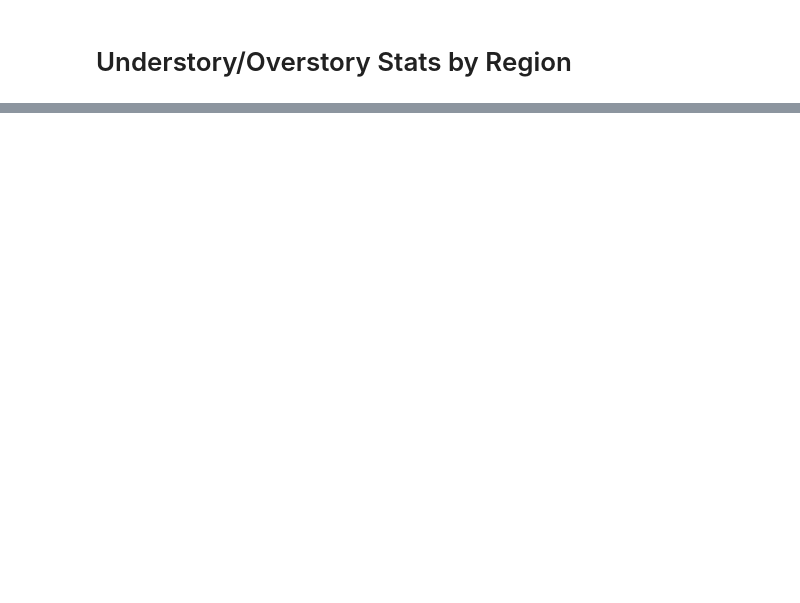
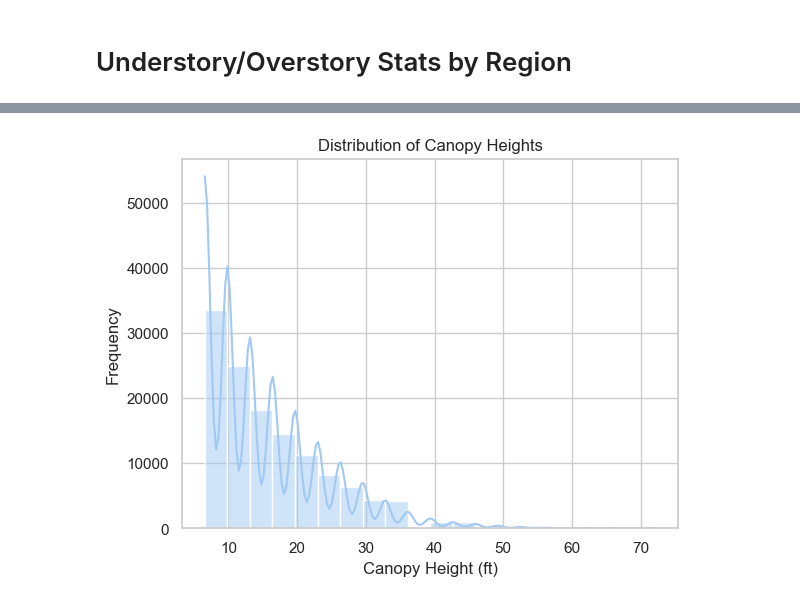
Before and after one commit to SIG-NAL-DS/SWCFN, a Jupyter notebook: hurley/tc_stats_hurley_ft.ipynb, the cells around one changed output, grey strips where cells are left out. Cells and saved outputs as stored; diff of their text form; code cells hidden in the pictures; blank space fills up the shorter version.

```diff
--- a/hurley/tc_stats_hurley_ft.ipynb
+++ b/hurley/tc_stats_hurley_ft.ipynb
@@ -135,7 +30,7 @@ square_meters_to_square_feet = 10.7639
 canopy_threshold = 2  # Minimum height in meters for a pixel to be considered canopy
 # %%
 # Mask canopy pixels above threshold
-canopy_mask = canopy_data > canopy_threshold
+canopy_mask = canopy_data >= canopy_threshold
 # %%
 # Calculate the total area of canopy cover
 canopy_area = np.sum(canopy_mask) * pixel_area  # Area in square meters
@@ -144,5 +39,8 @@ canopy_area_hectares = canopy_area / 10000  # Convert to hectares
 canopy_area_sqft = canopy_area * square_meters_to_square_feet  # Convert to square feet
 # %%
 canopy_heights = canopy_data[canopy_mask]  # Extract heights where canopy exists
+# %%
+# Convert heights to feet for plotting
+canopy_heights_ft = canopy_heights * meters_to_feet
 # %%
 # Convert height statistics to feet
@@ -210,0 +161,2 @@ zonal_df
+# %%
+sns.set_theme(style="whitegrid", palette="pastel")
@@ -210,0 +171,8 @@ zonal_df
+# %%
+sns.histplot(canopy_heights_ft, bins=20, kde=True)
+plt.title('Distribution of Canopy Heights')
+plt.xlabel('Canopy Height (ft)')
+plt.ylabel('Frequency')
+plt.show()
+# %% [output]
+[figure, added]
```
Also changed, not shown: parts of 57 cells of this notebook, 42 other files.
